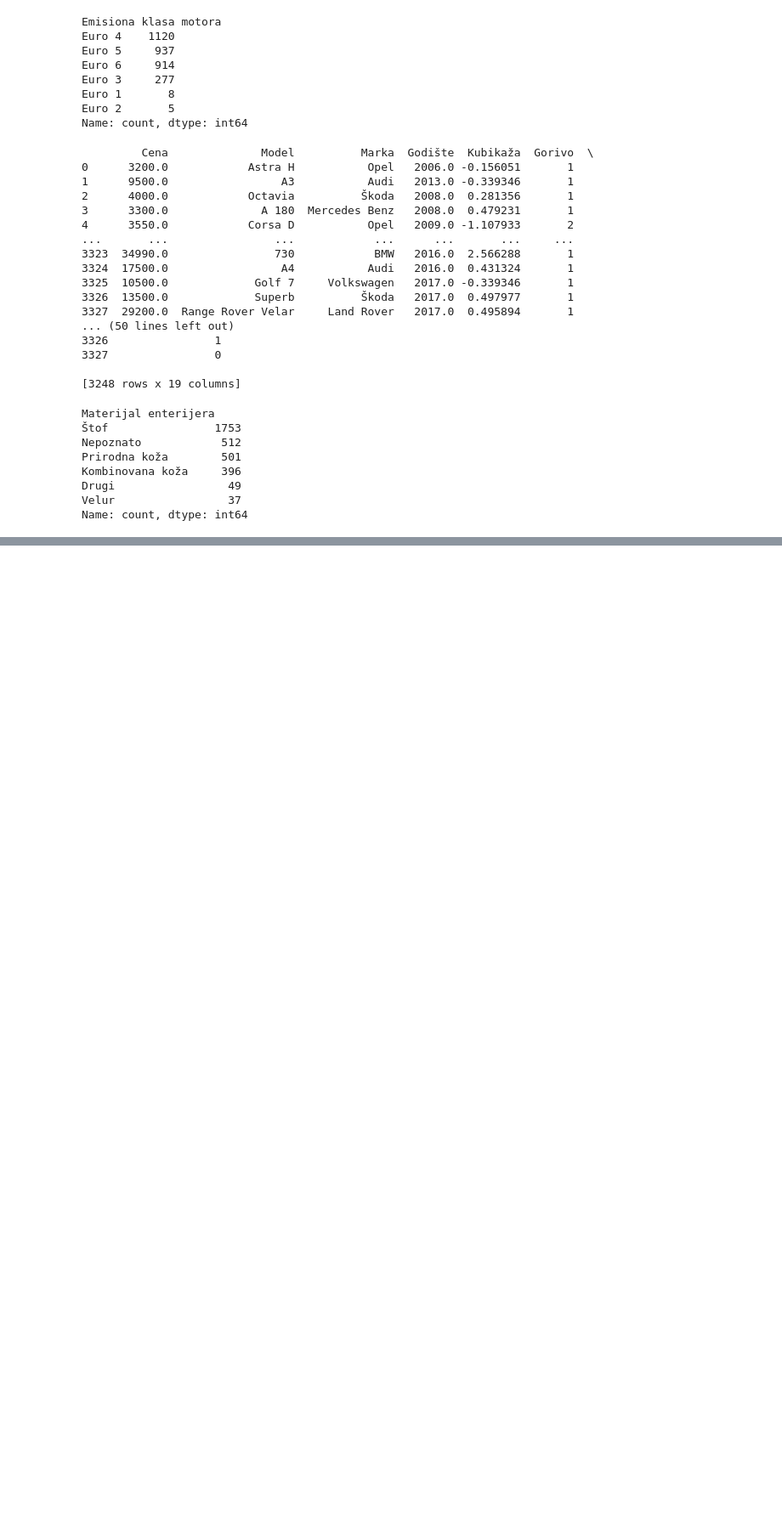
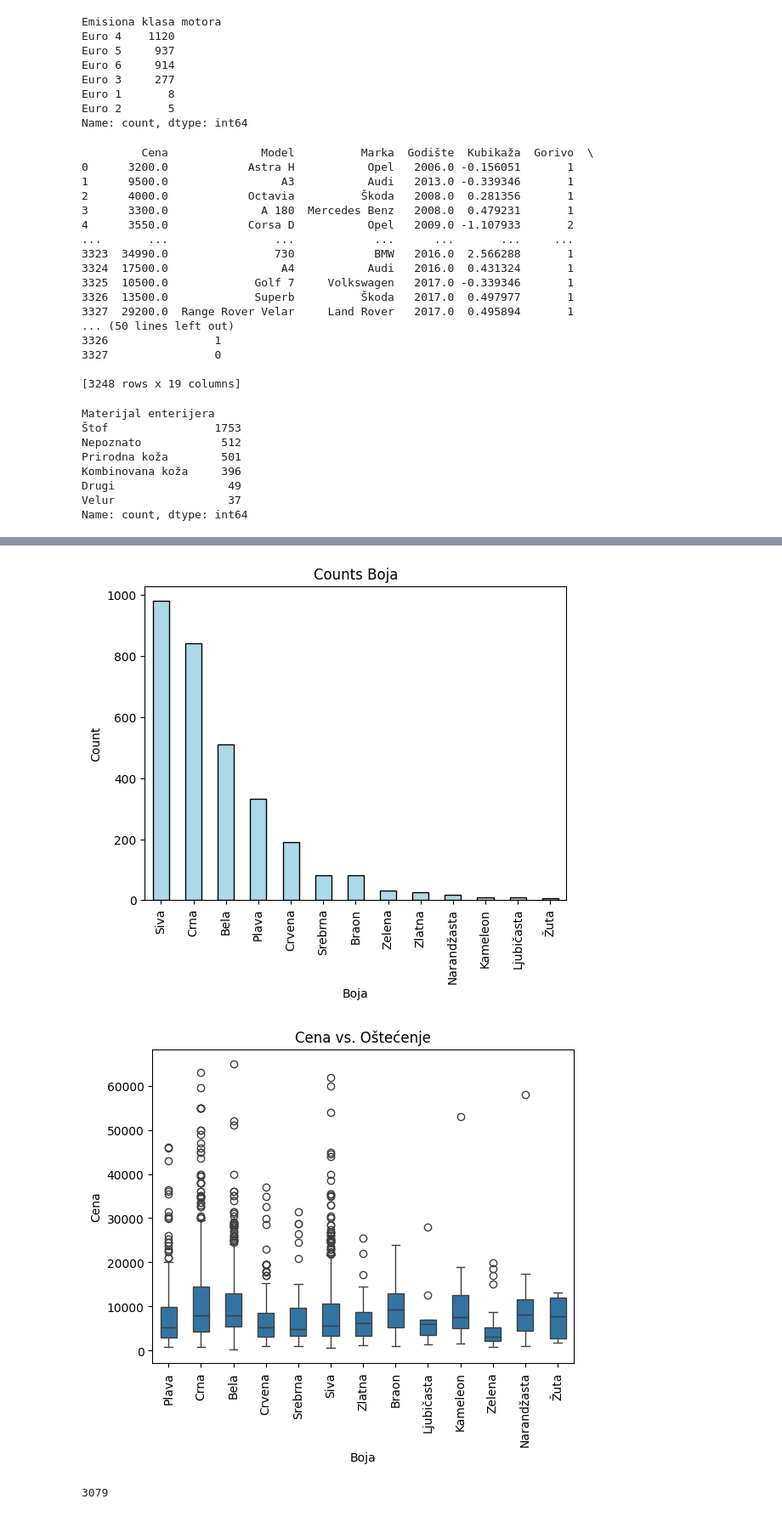
Before and after one commit to boskokul/CarPricePredictor, a Jupyter notebook: SIAPV1.ipynb, the cells around one changed output, grey strips where cells are left out. Shown at 85% size. Drawn from its saved outputs; the diff is of its cells as text; code cells hidden in the pictures; blank space fills up the shorter version.

```diff
--- a/SIAPV1.ipynb
+++ b/SIAPV1.ipynb
@@ -625,0 +716,19 @@ Name: count, dtype: int64
+# %%
+# plotovi stecenih su mnogo manji u odnosu na  one koji nije ostecen. Takodje, vidimo da imamo dosta autlajera u neostecenim.
+# vidimo da ostecene mozemo izbaciti -- previse su velike oscilacije u ceni. mnogo uticu na cenu.
+#izbacujemo automobile koji su osteceni i uklonicemo ovo polje jer ce biti identicno za svaki podatak
+df = df[df['Oštećenje'] == 'Nije oštećen']
+#df['Oštećenje'].value_counts()
+df = df.drop('Oštećenje', axis=1)
+# %%
+df['Boja'].value_counts() # 20 tipova -- label encoding
+# Bež, krem i smeđu ćemo spojiti sa braon. bordo spajamo sa crvenom. Tirkiz i teget se spaja sa plavom.
+df['Boja'] = df['Boja'].replace('Bordo', 'Crvena')
+df['Boja'] = df['Boja'].replace('Tirkiz', 'Plava')
+df['Boja'] = df['Boja'].replace('Teget', 'Plava')
+df['Boja'] = df['Boja'].replace('Krem', 'Braon')
+df['Boja'] = df['Boja'].replace('Bež', 'Braon')
+df['Boja'] = df['Boja'].replace('Smeđa', 'Braon')
+df['Boja'].value_counts()
+
+#vidjeti koje izbaciti da se smanji dimenzionalnost
@@ -625,0 +751,24 @@ Name: count, dtype: int64
+# %%
+df['Boja'].value_counts().plot(kind='bar', color='lightblue', edgecolor='black')
+plt.title('Counts Boja')
+plt.ylabel('Count')
+plt.show()
+
+
+sns.boxplot(x='Boja', y='Cena',width= 0.5, data=df) #ovaj skloniti previse je kategorija
+plt.title('Cena vs. Oštećenje')
+plt.xticks(rotation=90)
+plt.show()
+#Izbacujemo zutu, ljubicastu, kameleon i narandzastu jer ih ima premalo.
+removing_colors = ['Žuta','Ljubičasta','Kameleon','Narandžasta']
+mask = ~df['Boja'].isin(removing_colors)
+df = df[mask]
+df['Boja'].value_counts()
+print(df.shape[0])
+
+# label encoding. Zbog borja klasa razmisliti o feature encodingu
+df['Boja'] = label_encoder.fit_transform(df['Boja'])
+# %% [output]
+[figure, added]
+[figure, added]
+3079
```
Also changed, not shown: parts of 22 cells of this notebook.
